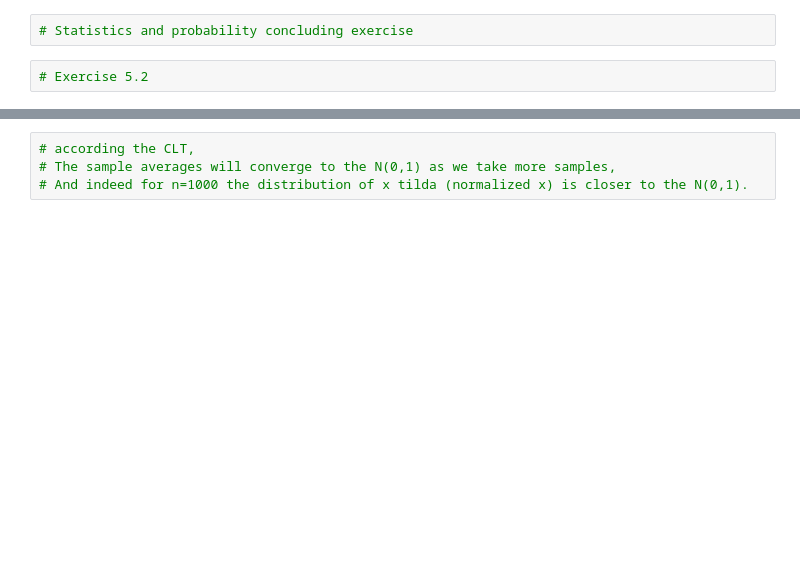
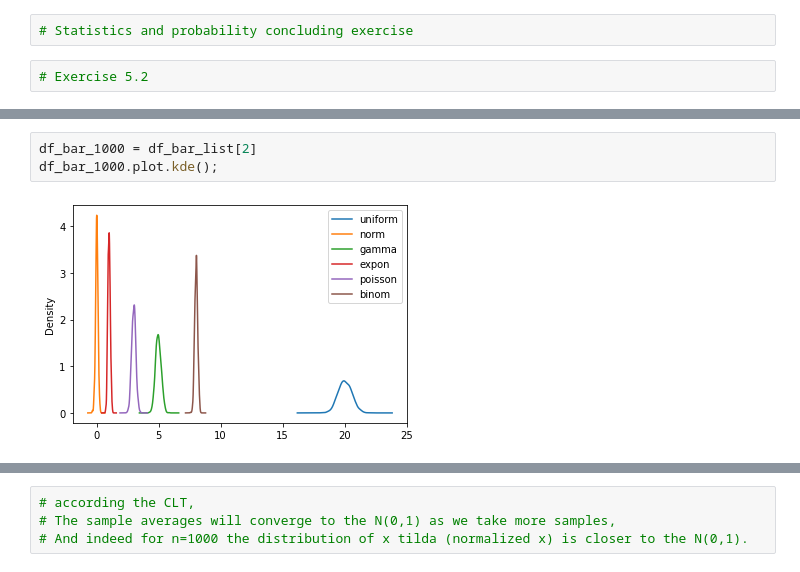
Before and after one commit to wzeyal/DataScience, a Jupyter notebook: Python_for_AI_Engineer/Exercises/7_Probability/5_2.ipynb, the cells around one changed output, grey strips where cells are left out. Saved outputs shown, nothing was run; the diff lists cells and outputs as text; blank space fills up the shorter version.

```diff
--- a/Python_for_AI_Engineer/Exercises/7_Probability/5_2.ipynb
+++ b/Python_for_AI_Engineer/Exercises/7_Probability/5_2.ipynb
@@ -158,0 +108,5 @@ plt.show()
+# %%
+df_bar_1000 = df_bar_list[2]
+df_bar_1000.plot.kde();
+# %% [output]
+[figure, added]
```
Also changed, not shown: parts of 59 cells of this notebook, 1 other file.
